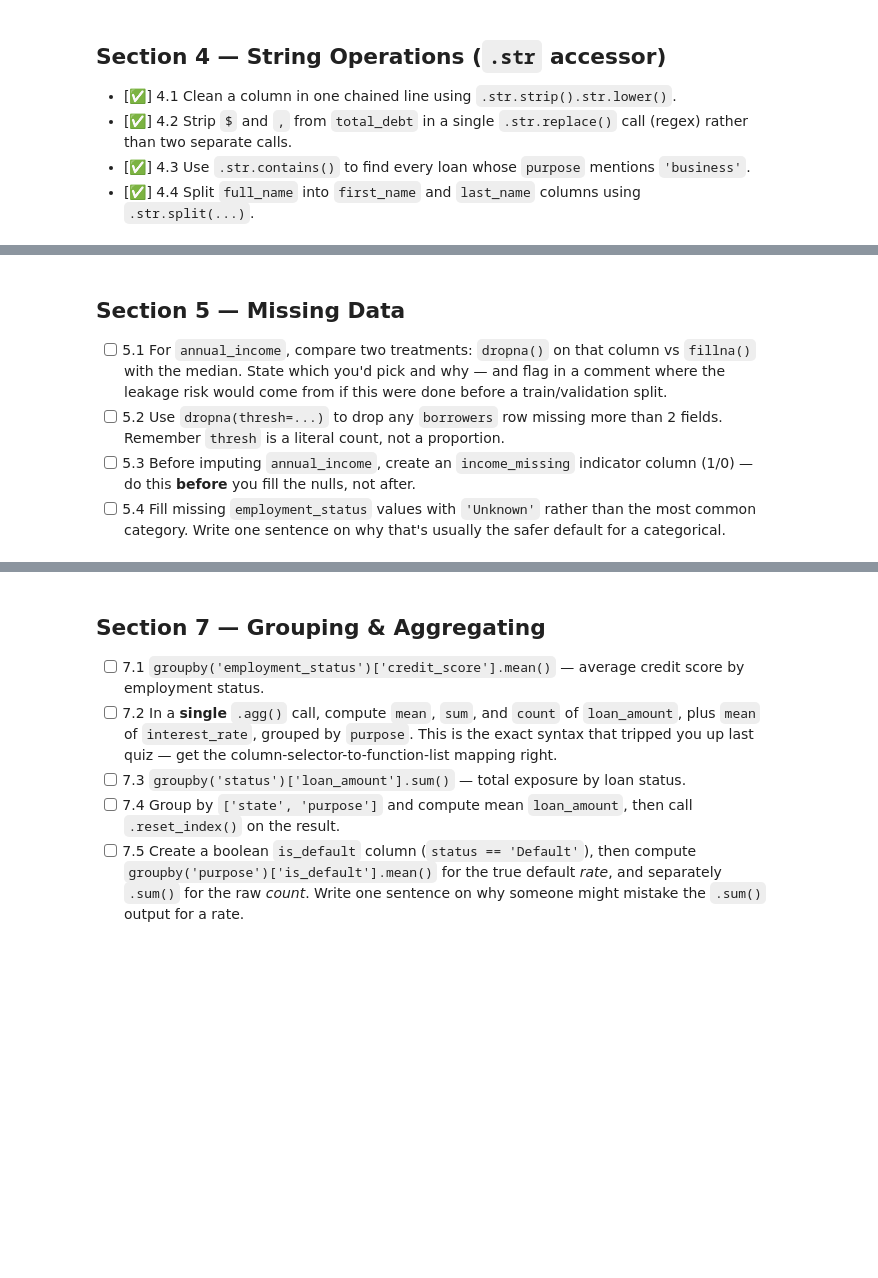
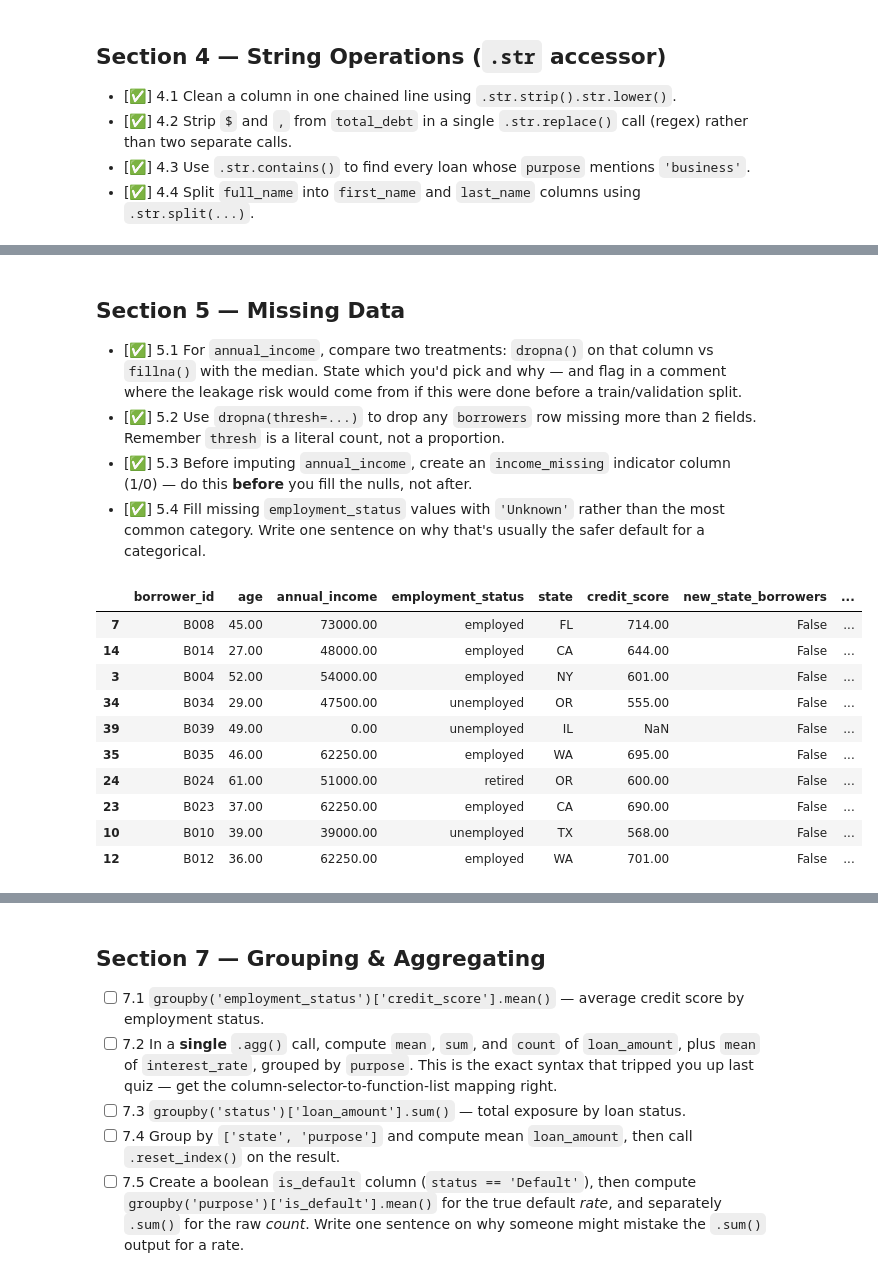
Before and after one commit to smallchuch/CreditRiskLearning, a Jupyter notebook: Practice Datasets/pandas_practice_notebook_v2.ipynb, the cells around one changed output, grey strips where cells are left out. Cells and saved outputs as stored; diff of their text form; code cells hidden in the pictures; blank space fills up the shorter version.

Commit message:
sections 5 + 6 done in pandas notebook & updated style guide colour scheme

```diff
--- a/Practice Datasets/pandas_practice_notebook_v2.ipynb
+++ b/Practice Datasets/pandas_practice_notebook_v2.ipynb
@@ -1598,11 +1599,29 @@ df_borrowers.sample(10)
 # %% [markdown]
 ## Section 5 — Missing Data
 
-- [ ] 5.1 For `annual_income`, compare two treatments: `dropna()` on that column vs `fillna()` with the median. State which you'd pick and why — and flag in a comment where the leakage risk would come from if this were done before a train/validation split.
-- [ ] 5.2 Use `dropna(thresh=...)` to drop any `borrowers` row missing more than 2 fields. Remember `thresh` is a literal count, not a proportion.
-- [ ] 5.3 Before imputing `annual_income`, create an `income_missing` indicator column (1/0) — do this **before** you fill the nulls, not after.
-- [ ] 5.4 Fill missing `employment_status` values with `'Unknown'` rather than the most common category. Write one sentence on why that's usually the safer default for a categorical.
+- [✅] 5.1 For `annual_income`, compare two treatments: `dropna()` on that column vs `fillna()` with the median. State which you'd pick and why — and flag in a comment where the leakage risk would come from if this were done before a train/validation split.
+- [✅] 5.2 Use `dropna(thresh=...)` to drop any `borrowers` row missing more than 2 fields. Remember `thresh` is a literal count, not a proportion.
+- [✅] 5.3 Before imputing `annual_income`, create an `income_missing` indicator column (1/0) — do this **before** you fill the nulls, not after.
+- [✅] 5.4 Fill missing `employment_status` values with `'Unknown'` rather than the most common category. Write one sentence on why that's usually the safer default for a categorical.
 # %%
 # Task 5.1
+
+df_borrowers.sample(10)
+
+df_borrowers['annual_income'] = df_borrowers['annual_income'].fillna(df_borrowers['annual_income'].median())
+
+# Fill with median as dropping these columns would have a significant effect on the data with so few rows already - leakage risk comes from doing this pre-split as test data will be overfitted
+# %% [output]
+|  | borrower_id | age | annual_income | employment_status | state | credit_score | new_state_borrowers | ... |
+| 7 | B008 | 45.00 | 73000.00 | employed | FL | 714.00 | False | ... |
+| 14 | B014 | 27.00 | 48000.00 | employed | CA | 644.00 | False | ... |
+| 3 | B004 | 52.00 | 54000.00 | employed | NY | 601.00 | False | ... |
+| 34 | B034 | 29.00 | 47500.00 | unemployed | OR | 555.00 | False | ... |
+| 39 | B039 | 49.00 | 0.00 | unemployed | IL | NaN | False | ... |
+| 35 | B035 | 46.00 | 62250.00 | employed | WA | 695.00 | False | ... |
+| 24 | B024 | 61.00 | 51000.00 | retired | OR | 600.00 | False | ... |
+| 23 | B023 | 37.00 | 62250.00 | employed | CA | 690.00 | False | ... |
+| 10 | B010 | 39.00 | 39000.00 | unemployed | TX | 568.00 | False | ... |
+| 12 | B012 | 36.00 | 62250.00 | employed | WA | 701.00 | False | ... |
 # %%
 # Task 5.2
```
Also changed, not shown: parts of 14 cells of this notebook, 1 other file.
